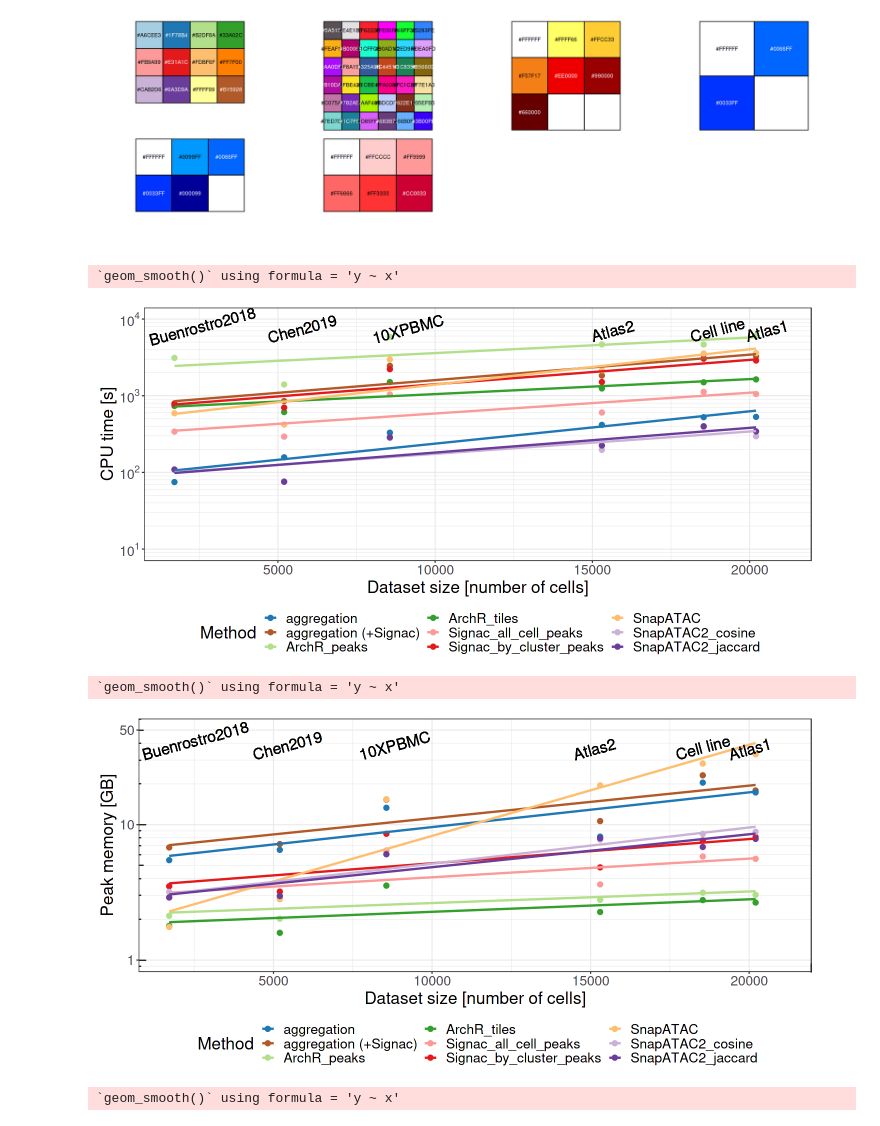
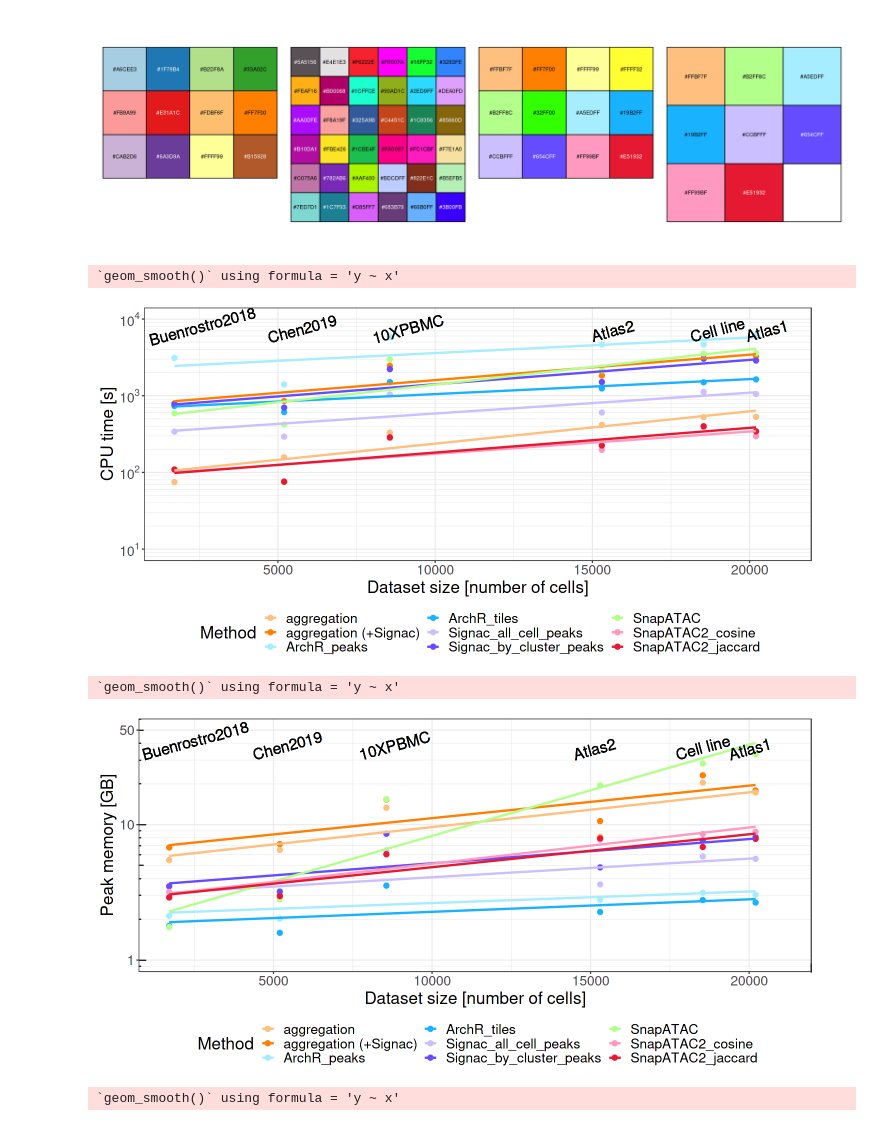
Before and after one commit to RoseYuan/benchmark_paper, a Jupyter notebook: analysis/complexity.ipynb, the cells around one changed output. Cells and saved outputs as stored; diff of their text form; code cells hidden in the pictures.

```diff
--- a/analysis/complexity.ipynb
+++ b/analysis/complexity.ipynb
@@ -4,16 +4,18 @@ source("~/public/SiyuanLuo/projects/benchmark/scripts/clustering/lib_clustering.
 source("utils.R")
+# %%
+library(colorBlindness)
+names(PairedColor12Steps) <- NULL
+my_col_method <- PairedColor12Steps[c(1,5,7,8,9,10,11,12)]
 # %%
 options(repr.plot.width=16, repr.plot.height=5)
-par(mfrow=c(2,4))
+par(mfrow=c(1,4))
 
 show_col(my_col_m)
 show_col(my_col_c)
-show_col(my_color)
-show_col(my_color_2)
-show_col(my_color_3)
-show_col(my_color_4)
+show_col(PairedColor12Steps)
+show_col(my_col_method)
 # %% [output]
-[figure, old version]
+[figure, new version]
 # %%
 dataset_ls <- c("Cell_line_mixing", "candidate1",  "candidate2", "Buenrostro_2018",  "Chen_2019",  "PBMC_multiomics")
 dataset_name <- c("Cell line", "Atlas1", "Atlas2",  "Buenrostro2018", "Chen2019", "10XPBMC")
@@ -44,7 +46,7 @@ df_bm$method <- factor(df_bm$method)
 ps <- df_bm %>% ggplot(aes(x=n_cells, y=s, color=method, group=method)) +
 geom_point(size=2.5) +
 geom_smooth(method = "lm", se = FALSE) +
-scale_colour_manual(values = brewer.pal(12, "Paired")[c(2, 12, 3:6,7,9:10)]) +
+scale_colour_manual(values = PairedColor12Steps[c(1,2,7,8,9,10,5,11,12)]) +
 scale_y_continuous(trans = 'log10',
                    breaks = trans_breaks('log10', function(x) 10^x, n=3),
                    labels = trans_format('log10', math_format(10^.x)),
@@ -61,7 +63,7 @@ geom_text(data=df_labels,
 ps
 # %% [output]
 `geom_smooth()` using formula = 'y ~ x'
-[figure, old version]
+[figure, new version]
 # %%
 options(repr.plot.width=12, repr.plot.height=6)
 df_bm$dataset <- factor(df_bm$dataset)
@@ -69,7 +71,7 @@ df_bm$method <- factor(df_bm$method)
 p2s <- df_bm %>% ggplot(aes(x=n_cells, y=max_pss, color=method, group=method)) +
 geom_point(size=2.5) +
 geom_smooth(method = "lm", se = FALSE) +
-scale_colour_manual(values = brewer.pal(12, "Paired")[c(2,12,3:6,7, 9:10)]) +
+scale_colour_manual(values = PairedColor12Steps[c(1,2,7,8,9,10,5,11,12)]) +
 scale_y_continuous(trans = 'log10',
                    breaks = c(1000, 10000, 50000),
                    labels = c("1", "10", "50"),
@@ -88,5 +90,5 @@ geom_text(data=df_labels,
 p2s
 # %% [output]
 `geom_smooth()` using formula = 'y ~ x'
-[figure, old version]
+[figure, new version]
 # %%
```
Also changed, not shown: parts of 4 cells of this notebook, 28 other files.
